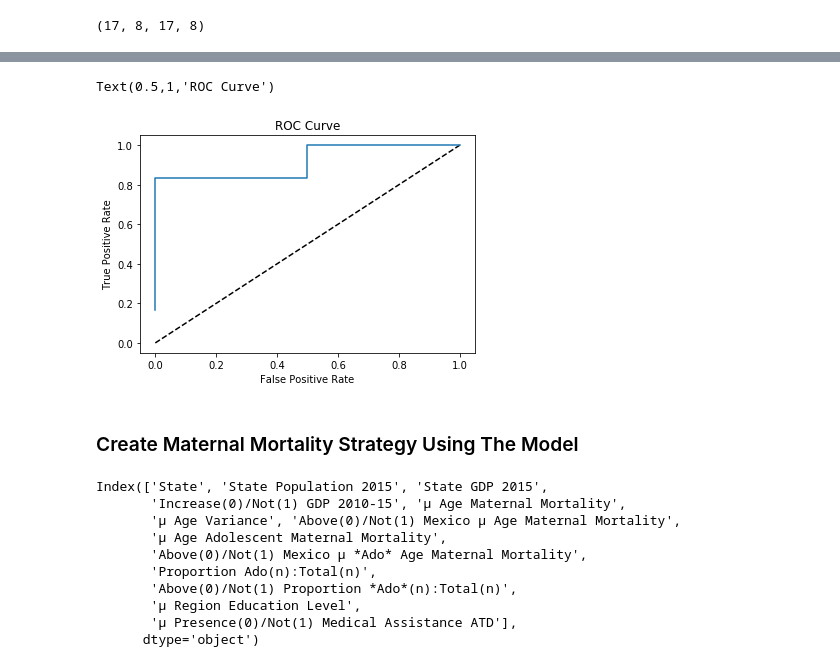
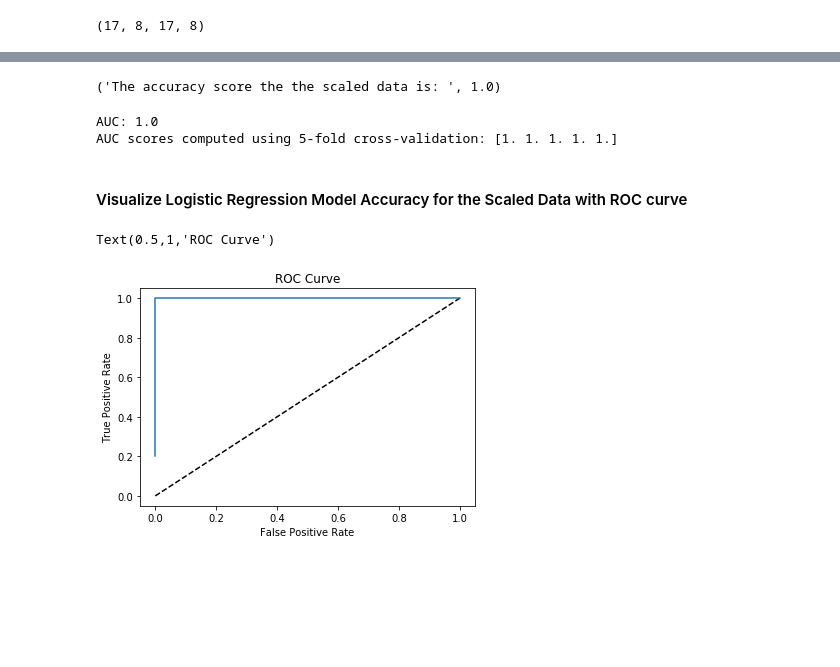
Before and after one commit to EmSchoof/AdolescentMaternalMortality, a Jupyter notebook: machine_learning.ipynb, the cells around one changed output, grey strips where cells are left out. Drawn from its saved outputs; the diff is of its cells as text; code cells hidden in the pictures; blank space fills up the shorter version.

```diff
--- a/machine_learning.ipynb
+++ b/machine_learning.ipynb
@@ -204,6 +255,3 @@ len(X_train), len(X_test), len(y_train), len(y_test)
 # %%
-# Create a Logistic Regression Incidence
-clf_log = LogisticRegression()
-
-# Fit clf_log to training data
-clf_log.fit(X_train, y_train)
+# Fit clf_log to training data (unscaled)
+clf_log_unscaled = clf_log.fit(X_train, y_train)
@@ -367,0 +368,7 @@ Accuracy on test data:     0.7500
+# %%
+# Setup the pipeline steps: steps
+steps = [('scaler', StandardScaler()),
+        ('log', LogisticRegression())]
+
+# Create the pipeline: pipeline
+pipeline = Pipeline(steps)
@@ -367,0 +377,4 @@ Accuracy on test data:     0.7500
+# %%
+# Fit the pipeline to the training set: clf_log_scaled
+clf_log_scaled = pipeline.fit(X_train, y_train)
+clf_log_scaled
@@ -368,31 +430,35 @@ Accuracy on test data:     0.7500
+# %%
+# Print the accuracy from the testing data
+'The accuracy score the the scaled data is: ', accuracy_score(y_test, predict_scaled)
+# %% [output]
+('The accuracy score the the scaled data is: ', 1.0)
+# %%
+# Compute predicted probabilities: y_pred_prob
+y_pred_prob_scaled = clf_log_scaled.predict_proba(X_test)[:,1]
+
+# Compute and print AUC score
+print("AUC: {}".format(roc_auc_score(y_test, y_pred_prob_scaled)))
+
+# Compute cross-validated AUC scores: cv_auc
+cv_auc = cross_val_score(clf_log_scaled, X, y, scoring='roc_auc', cv=5)
+
+# Print list of AUC scores
+print("AUC scores computed using 5-fold cross-validation: {}".format(cv_auc))
+# %% [output]
+AUC: 1.0
+AUC scores computed using 5-fold cross-validation: [1. 1. 1. 1. 1.]
+# %% [markdown]
+#### Visualize Logistic Regression Model Accuracy for the Scaled Data with ROC curve
 # %%
-# Compute predicted probabilities: y_pred_prob
-y_pred_prob = logreg_cv.predict_proba(X_test)[:,1]
-
 # Generate ROC curve values: fpr, tpr, thresholds
-fpr, tpr, thresholds = roc_curve(y_test, y_pred_prob)
+fpr, tpr, thresholds = roc_curve(y_test, y_pred_prob_scaled)
 
 # Plot ROC curve
 plt.plot([0, 1], [0, 1], 'k--')
 plt.plot(fpr, tpr)
 plt.xlabel('False Positive Rate')
 plt.ylabel('True Positive Rate')
 plt.title('ROC Curve')
 # %% [output]
 Text(0.5,1,'ROC Curve')
-[figure, old version]
+[figure, new version]
-# %% [markdown]
-### Create Maternal Mortality Strategy Using The Model
-# %%
-data.columns
-# %% [output]
-Index(['State', 'State Population 2015', 'State GDP 2015',
-       'Increase(0)/Not(1) GDP 2010-15', 'μ Age Maternal Mortality',
-       'μ Age Variance', 'Above(0)/Not(1) Mexico μ Age Maternal Mortality',
-       'μ Age Adolescent Maternal Mortality',
-       'Above(0)/Not(1) Mexico μ *Ado* Age Maternal Mortality',
-       'Proportion Ado(n):Total(n)',
-       'Above(0)/Not(1) Proportion *Ado*(n):Total(n)',
-       'μ Region Education Level',
-       'μ Presence(0)/Not(1) Medical Assistance ATD'],
-      dtype='object')
```
Also changed, not shown: parts of 51 cells of this notebook, 5 other files.
